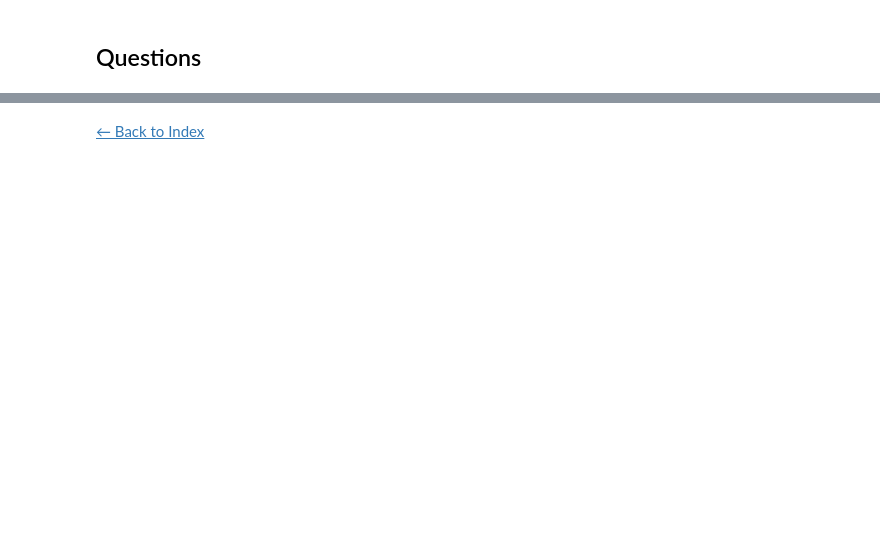
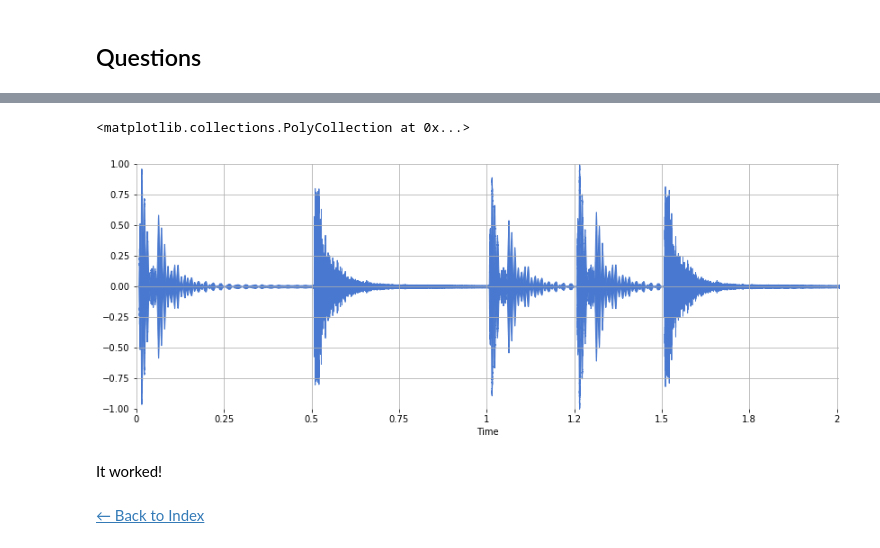
Before and after one commit to iranroman/musicinformationretrieval.com, a Jupyter notebook: energy.ipynb, the cells around one changed output, grey strips where cells are left out. Drawn from its saved outputs; the diff is of its cells as text; code cells hidden in the pictures; blank space fills up the shorter version.

```diff
--- a/energy.ipynb
+++ b/energy.ipynb
@@ -74,0 +100,17 @@ Write a function, `strip`, that removes leading and trailing silence from a sign
+# %%
+def strip(x, frame_length, hop_length):
+
+    # Compute RMSE.
+    rmse = librosa.feature.rmse(x, frame_length=frame_length, hop_length=hop_length, center=True)
+
+    # Identify the first frame index where RMSE exceeds a threshold.
+    thresh = 0.01
+    frame_index = 0
+    while rmse[0][frame_index] < thresh:
+        frame_index += 1
+
+    # Convert units of frames to samples.
+    start_sample_index = librosa.frames_to_samples(frame_index, hop_length=hop_length)
+
+    # Return the trimmed signal.
+    return x[start_sample_index:]
@@ -74,0 +119,2 @@ Write a function, `strip`, that removes leading and trailing silence from a sign
+# %%
+y = strip(x, frame_length, hop_length)
@@ -75,2 +125,9 @@ Write a function, `strip`, that removes leading and trailing silence from a sign
+# %%
+librosa.display.waveplot(y, sr=sr)
+# %% [output]
+<matplotlib.collections.PolyCollection at 0x...>
+[figure, added]
+# %% [markdown]
+It worked!
 # %% [markdown]
 [&larr; Back to Index](index.html)
```
Also changed, not shown: parts of 14 cells of this notebook, 1 other file.
